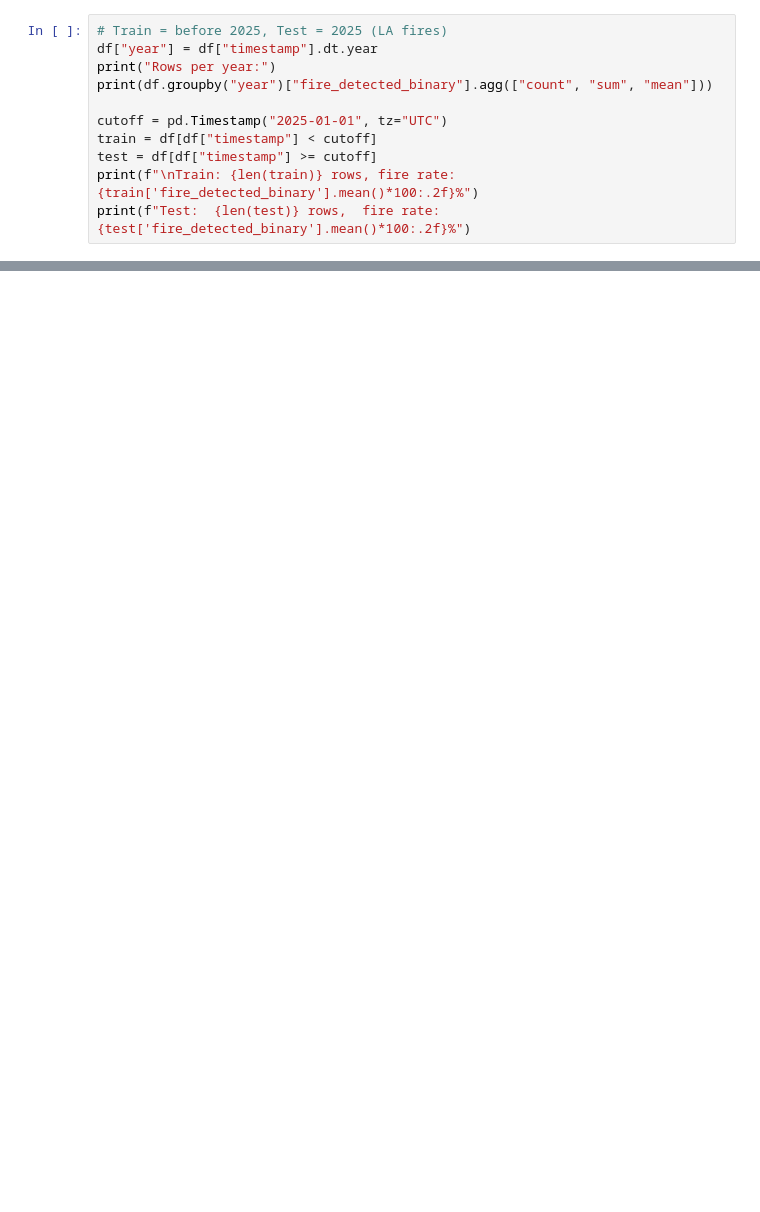
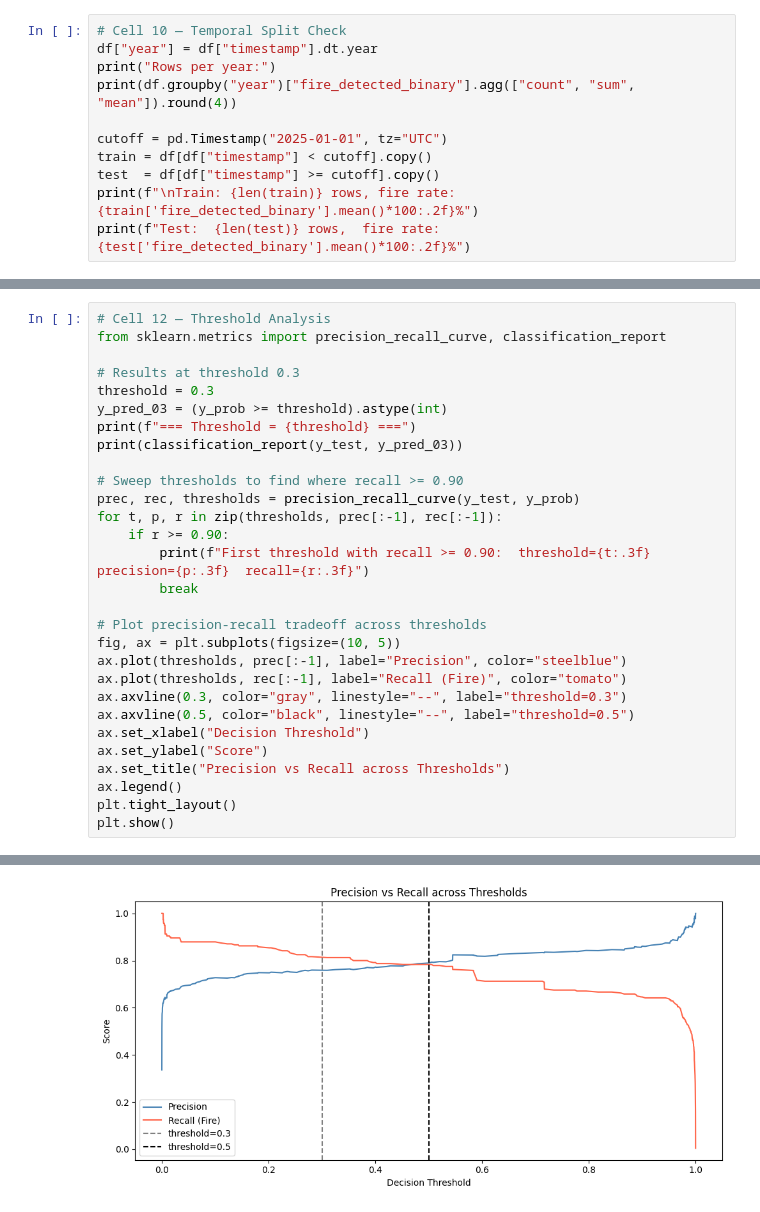
Before and after one commit to Scofe-C/wildfire_detection, a Jupyter notebook: model-pipeline/experimentation/california.ipynb, the cells around one changed output, grey strips where cells are left out. Saved outputs shown, nothing was run; the diff lists cells and outputs as text; blank space fills up the shorter version.

```diff
--- a/model-pipeline/experimentation/california.ipynb
+++ b/model-pipeline/experimentation/california.ipynb
@@ -77,11 +299,11 @@ plt.show()
 # %%
-# Train = before 2025, Test = 2025 (LA fires)
+# Cell 10 — Temporal Split Check
 df["year"] = df["timestamp"].dt.year
 print("Rows per year:")
-print(df.groupby("year")["fire_detected_binary"].agg(["count", "sum", "mean"]))
+print(df.groupby("year")["fire_detected_binary"].agg(["count", "sum", "mean"]).round(4))
 
 cutoff = pd.Timestamp("2025-01-01", tz="UTC")
-train = df[df["timestamp"] < cutoff]
-test = df[df["timestamp"] >= cutoff]
+train = df[df["timestamp"] < cutoff].copy()
+test  = df[df["timestamp"] >= cutoff].copy()
 print(f"\nTrain: {len(train)} rows, fire rate: {train['fire_detected_binary'].mean()*100:.2f}%")
 print(f"Test:  {len(test)} rows,  fire rate: {test['fire_detected_binary'].mean()*100:.2f}%")
@@ -137,0 +366,30 @@ print(classification_report(y_test, (y_prob > 0.5).astype(int)))
+# %%
+# Cell 12 — Threshold Analysis
+from sklearn.metrics import precision_recall_curve, classification_report
+
+# Results at threshold 0.3
+threshold = 0.3
+y_pred_03 = (y_prob >= threshold).astype(int)
+print(f"=== Threshold = {threshold} ===")
+print(classification_report(y_test, y_pred_03))
+
+# Sweep thresholds to find where recall >= 0.90
+prec, rec, thresholds = precision_recall_curve(y_test, y_prob)
+for t, p, r in zip(thresholds, prec[:-1], rec[:-1]):
+    if r >= 0.90:
+        print(f"First threshold with recall >= 0.90:  threshold={t:.3f}  precision={p:.3f}  recall={r:.3f}")
+        break
+
+# Plot precision-recall tradeoff across thresholds
+fig, ax = plt.subplots(figsize=(10, 5))
+ax.plot(thresholds, prec[:-1], label="Precision", color="steelblue")
+ax.plot(thresholds, rec[:-1], label="Recall (Fire)", color="tomato")
+ax.axvline(0.3, color="gray", linestyle="--", label="threshold=0.3")
+ax.axvline(0.5, color="black", linestyle="--", label="threshold=0.5")
+ax.set_xlabel("Decision Threshold")
+ax.set_ylabel("Score")
+ax.set_title("Precision vs Recall across Thresholds")
+ax.legend()
+plt.tight_layout()
+plt.show()
+# %% [output]
@@ -137,0 +407 @@ print(classification_report(y_test, (y_prob > 0.5).astype(int)))
+[figure, added]
```
Also changed, not shown: parts of 22 cells of this notebook, 4 other files.
